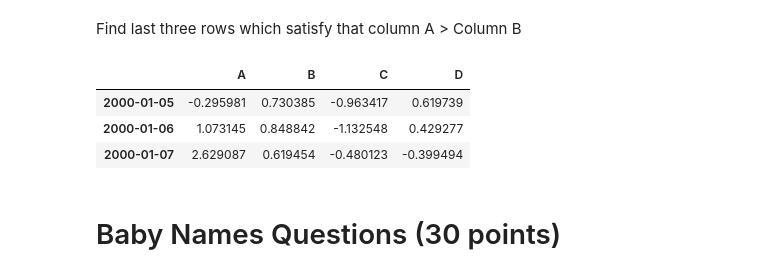
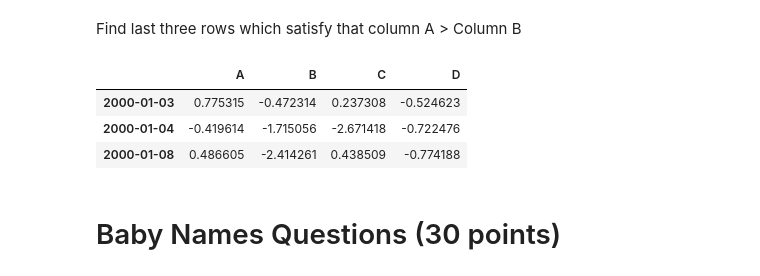
Before and after one commit to Chocobone/2025_DSV, a Jupyter notebook: hw2_for_students/hw2.ipynb, the cells around one changed output. Saved outputs shown, nothing was run; the diff lists cells and outputs as text; code cells hidden in the pictures.

```diff
--- a/hw2_for_students/hw2.ipynb
+++ b/hw2_for_students/hw2.ipynb
@@ -94,12 +94,12 @@ df.iloc[-2:, [0, 3]]
 Find last three rows which satisfy that column A > Column B
 # %%
 #YOUR CODE HERE
-df[df['A'] >= df['C']].tail(3)
+df[df['A'] >= df['B']].tail(3)
 # %% [output]
 |  | A | B | C | D |
-| 2000-01-05 | -0.295981 | 0.730385 | -0.963417 | 0.619739 |
-| 2000-01-06 | 1.073145 | 0.848842 | -1.132548 | 0.429277 |
-| 2000-01-07 | 2.629087 | 0.619454 | -0.480123 | -0.399494 |
+| 2000-01-03 | 0.775315 | -0.472314 | 0.237308 | -0.524623 |
+| 2000-01-04 | -0.419614 | -1.715056 | -2.671418 | -0.722476 |
+| 2000-01-08 | 0.486605 | -2.414261 | 0.438509 | -0.774188 |
 # %% [markdown]
 # Baby Names Questions (30 points)
 # %%
```
Also changed, not shown: parts of 13 cells of this notebook, 1 other file.
